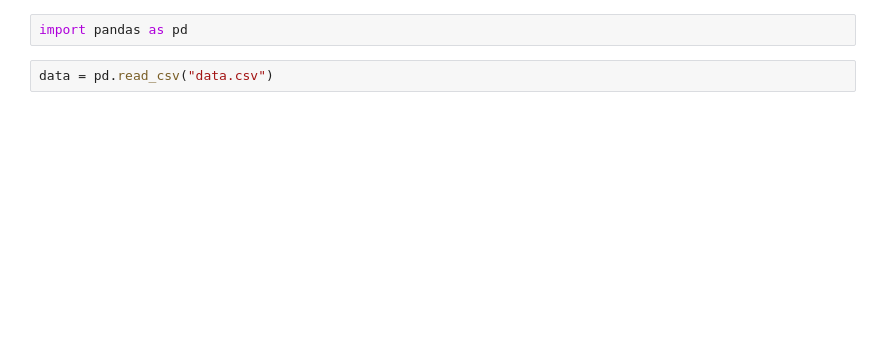
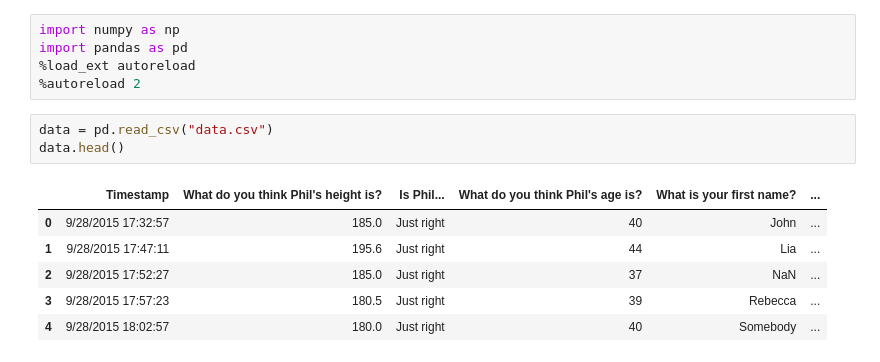
Before and after one commit to hungiyang/Fruitcake, a Jupyter notebook: Fruitcake.ipynb, the cells around one changed output. Saved outputs shown, nothing was run; the diff lists cells and outputs as text; blank space fills up the shorter version.

```diff
--- a/Fruitcake.ipynb
+++ b/Fruitcake.ipynb
@@ -16,6 +28,17 @@ Saving to: ‘data.csv’
 # %%
+import numpy as np
 import pandas as pd
+%load_ext autoreload
+%autoreload 2
 # %%
 data = pd.read_csv("data.csv")
+data.head()
+# %% [output]
+|  | Timestamp | What do you think Phil's height is? | Is Phil... | What do you think Phil's age is? | What is your first name? | ... |
+| 0 | 9/28/2015 17:32:57 | 185.0 | Just right | 40 | John | ... |
+| 1 | 9/28/2015 17:47:11 | 195.6 | Just right | 44 | Lia | ... |
+| 2 | 9/28/2015 17:52:27 | 185.0 | Just right | 37 | NaN | ... |
+| 3 | 9/28/2015 17:57:23 | 180.5 | Just right | 39 | Rebecca | ... |
+| 4 | 9/28/2015 18:02:57 | 180.0 | Just right | 40 | Somebody | ... |
 # %%
 names = data.columns.tolist()
```
Also changed, not shown: parts of 16 cells of this notebook, 5 other files.
